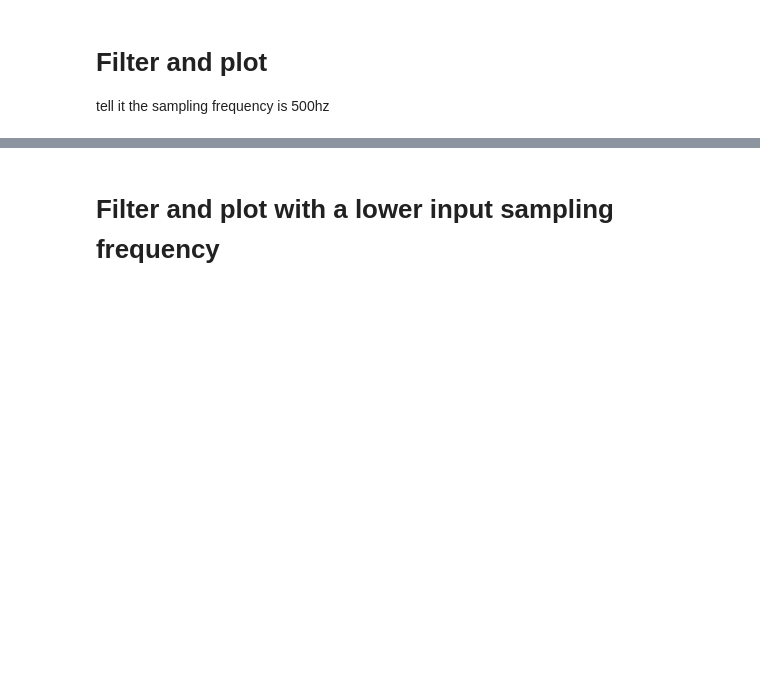
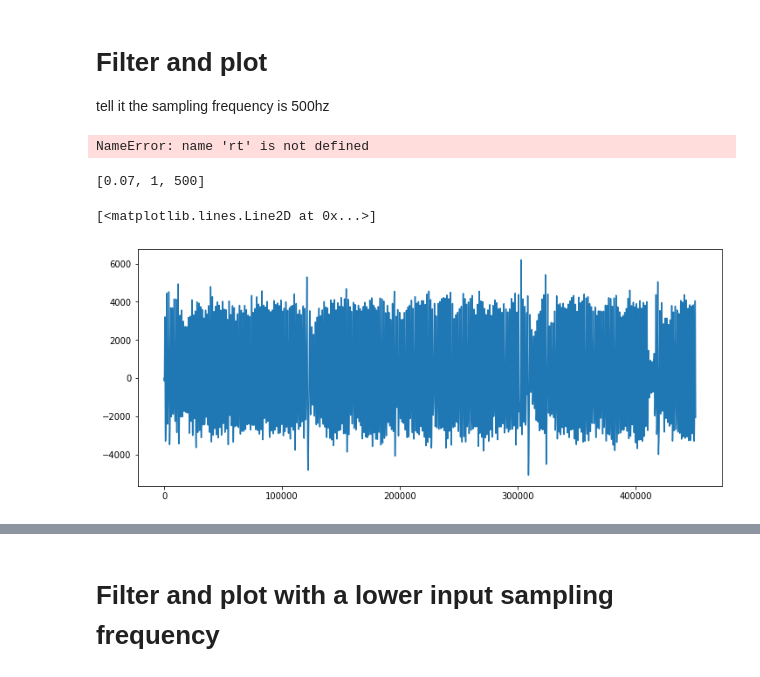
Before and after one commit to pab2163/forrest_scripts, a Jupyter notebook: updated_phys/test_filter_physio_trace.ipynb, the cells around one changed output, grey strips where cells are left out. Drawn from its saved outputs; the diff is of its cells as text; code cells hidden in the pictures; blank space fills up the shorter version.

```diff
--- a/updated_phys/test_filter_physio_trace.ipynb
+++ b/updated_phys/test_filter_physio_trace.ipynb
@@ -51,23 +51,23 @@ def extract_max_freq(resp_trace, sampling_rate):
     return frequency[np.argmax(power_spectrum)]
 
 
-def butter_bandpass(lowcut, highcut, fs, order=3):
+def butter_bandpass(lowcut, highcut, fs, order):
     nyq = 0.5 * fs
     low = lowcut / nyq
     high = highcut / nyq
     b, a = butter(order, [low, high], btype="band")
-    print(low, high, nyq)
     return b, a
 
 
-def butter_bandpass_filter(data, lowcut, highcut, fs, order=3):
+def butter_bandpass_filter(data, lowcut, highcut, fs, order):
+    print([lowcut, highcut, fs])
     b, a = butter_bandpass(lowcut, highcut, fs, order=order)
     y = lfilter(b, a, data)
     return y
 
 
-def filter_frequency(data, fs):
-    return butter_bandpass_filter(data, 0.05, 1, fs)
+def filter_frequency(data, fs, order):
+    return butter_bandpass_filter(data, 0.075, 1, fs, order)
 
 
 def write_output(output_folder, physio_path, data):
@@ -85,8 +85,7 @@ def process_physio(physio_path, output_dir, fs):
     rt = rt - np.mean(rt)
     max_freq = extract_max_freq(rt, fs)
     if (max_freq > 0.15) and (max_freq < 1):
-        filtered = filter_frequency(rt, fs)
-        # extract_max_freq(filtered, 62.5)
+        filtered = filter_frequency(rt, fs, 3)
         return write_output(output_dir, physio_path, filtered)
     else:
         return None
@@ -144,4 +187,13 @@ tell it the sampling frequency is 500hz
 fs = 500
 rt = rt - np.mean(rt)
 max_freq = extract_max_freq(rt, fs)
+max_freq
+# %% [output]
+NameError: name 'rt' is not defined
+# %%
+plt.plot(butter_bandpass_filter(data = rt, lowcut = 0.07, highcut = 1, fs = fs, order = 3))
+# %% [output]
+[0.07, 1, 500]
+[<matplotlib.lines.Line2D at 0x...>]
+[figure, added]
 # %%
```
Also changed, not shown: parts of 6 cells of this notebook, 12 other files.
